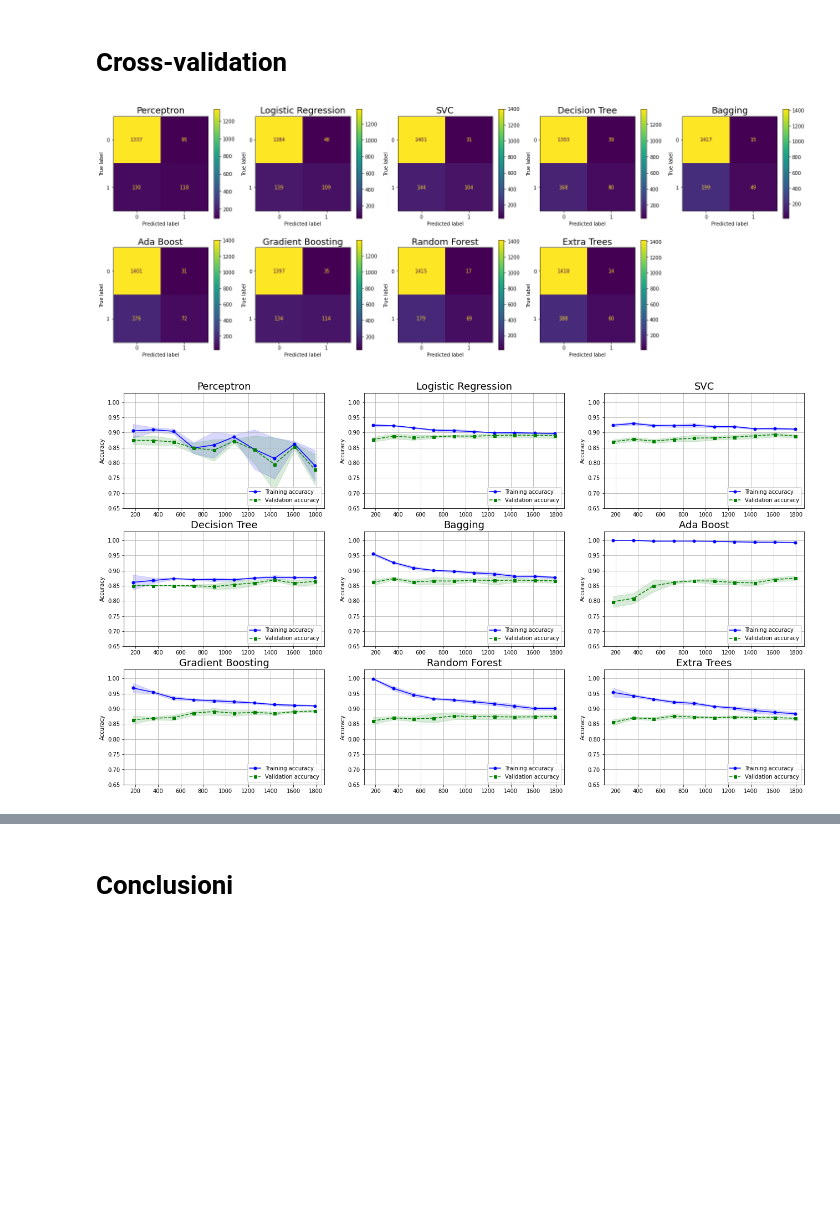
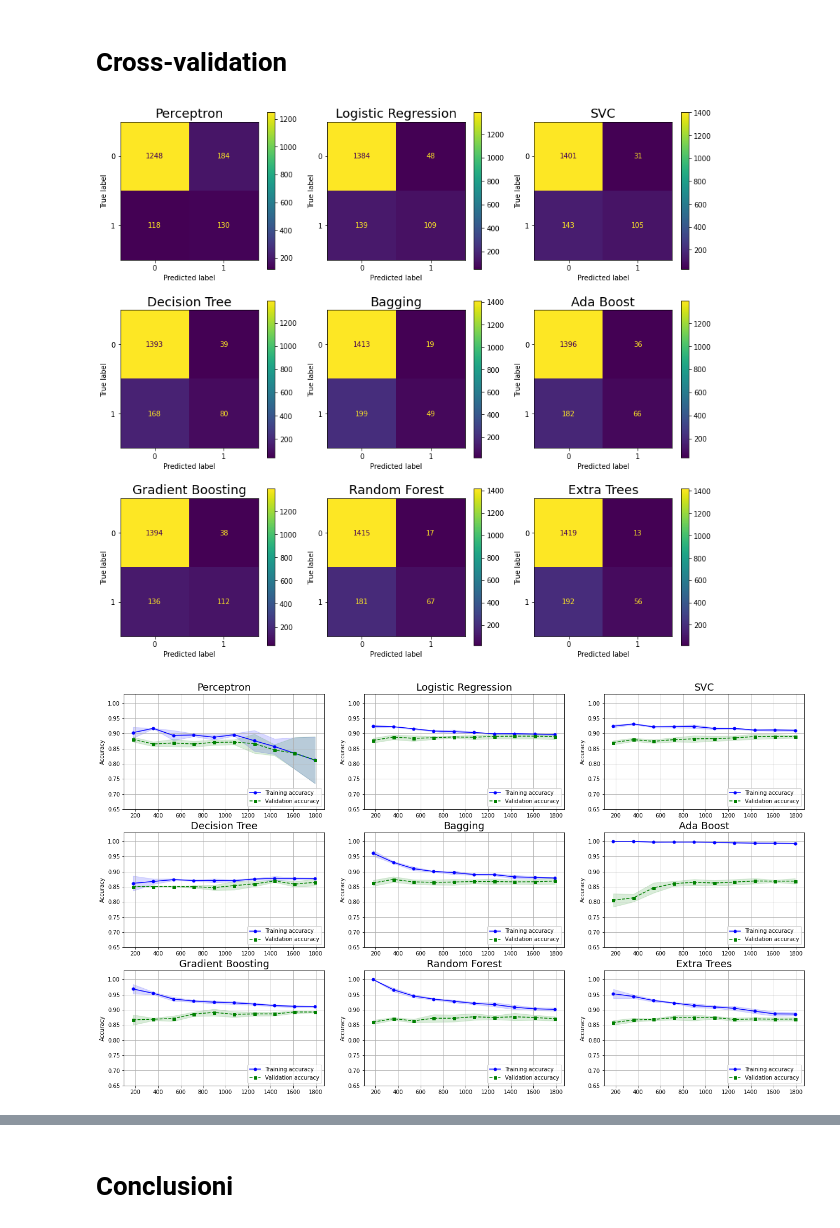
Before and after one commit to remarcoble/ML-marketing-campaign, a Jupyter notebook: main.ipynb, the cells around one changed output, grey strips where cells are left out. Saved outputs shown, nothing was run; the diff lists cells and outputs as text; code cells hidden in the pictures; blank space fills up the shorter version.

```diff
--- a/main.ipynb
+++ b/main.ipynb
@@ -60,7 +95,7 @@ dataset.drop(columns=['ID', 'Z_CostContact', 'Z_Revenue'], inplace=True)
 # %% [markdown]
 Prendo le Label
 # %%
-dataset_label = dataset['Response'].values
+dataset_label = dataset['Response']
 dataset.drop(columns=['Response'], inplace=True)
 # %% [markdown]
 Guardo come sono distribuiti i dati per preprocessarli
@@ -101,7 +136,7 @@ class DateTransformer(BaseEstimator, TransformerMixin):
 # %%
 income_pipeline = Pipeline([
     ('imputer', SimpleImputer(strategy='median')),
-    ('scaler', StandardScaler())
+    ('scaler', RobustScaler())
 ])
 
 date_pipeline = Pipeline([
@@ -109,13 +144,14 @@ date_pipeline = Pipeline([
     ('scaler', StandardScaler())
 ])
 
-normal_features = ['Year_Birth', 'NumWebVisitsMonth', 'NumWebPurchases', 'NumCatalogPurchases', 'NumDealsPurchases', 'Recency', 'MntWines', 'MntFruits', 'MntMeatProducts', 'MntFishProducts', 'MntSweetProducts', 'MntGoldProds', 'NumStorePurchases']
+normal_features = ['Year_Birth', 'NumWebVisitsMonth', 'NumWebPurchases', 'NumCatalogPurchases', 'NumDealsPurchases', 'MntWines', 'MntFruits', 'MntMeatProducts', 'MntFishProducts', 'MntSweetProducts', 'MntGoldProds']
 # %%
 data_preprocessing = ColumnTransformer([
     ('normal', MinMaxScaler(), normal_features),
     ('cat', OneHotEncoder(), ['Education', 'Marital_Status']),
     ('income', income_pipeline, ['Income']),
-    ('dateSubscription', date_pipeline, ["Dt_Customer"])
+    ('dateSubscription', date_pipeline, ["Dt_Customer"]),
+    ('sparse', MaxAbsScaler(), ['Recency', 'NumStorePurchases'])
 ],
     remainder = 'passthrough'
 )
@@ -381,14 +410,14 @@ final_scores.append(("Extra Trees", extra_trees_prediction, train_size, train_sc
 # %% [markdown]
 # Cross-validation
 # %%
-fig= plt.figure(figsize=(25, 9))
+fig= plt.figure(figsize=(15, 14))
 for i, (name, prediction, train_size, train_scores, test_scores) in enumerate(final_scores):
-    ax = fig.add_subplot(251+i)
+    ax = fig.add_subplot(331+i)
     cm = confusion_matrix(y_train, prediction)
     ConfusionMatrixDisplay(cm).plot(ax=ax)
     ax.set_title(name, fontsize=18)
 # %% [output]
-[figure, old version]
+[figure, new version]
 # %%
 fig= plt.figure(figsize=(22, 13))
 for i, (name, prediction, train_size, train_scores, test_scores) in enumerate(final_scores):
@@ -419,7 +448,7 @@ for i, (name, prediction, train_size, train_scores, test_scores) in enumerate(fi
     ax.legend(loc='lower right')
     ax.set_title(name, fontsize=18)
 # %% [output]
-[figure, old version]
+[figure, new version]
 # %%
 columns = ["Accuracy", "Precision", "Recall", "F1"]
 final_table = pd.DataFrame(columns=columns)
```
Also changed, not shown: parts of 14 cells of this notebook.
